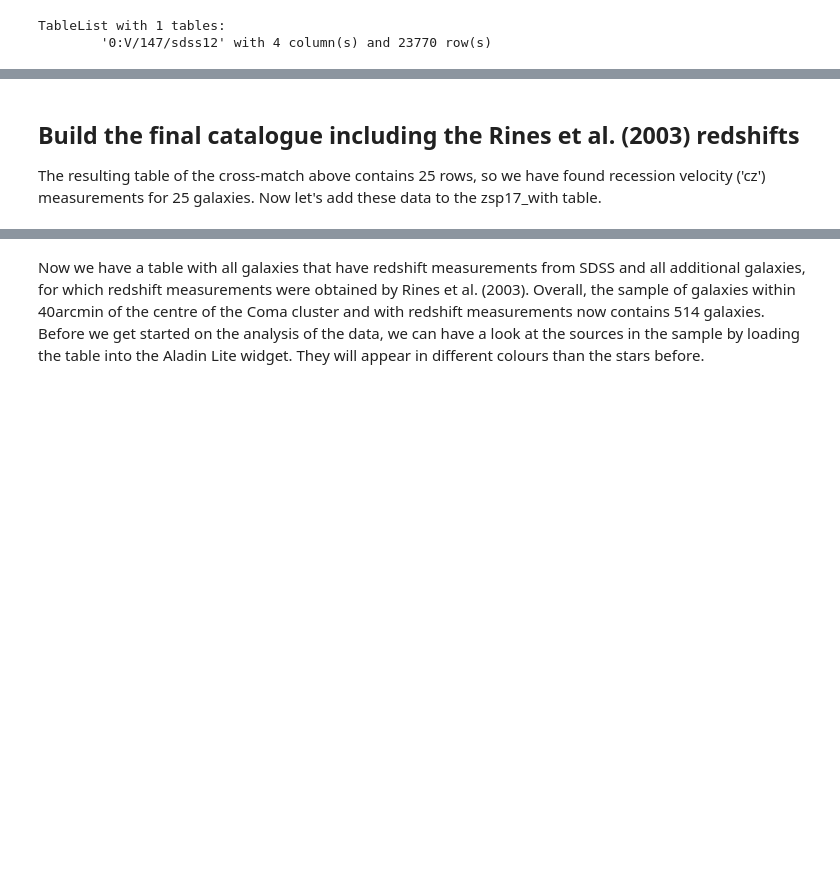
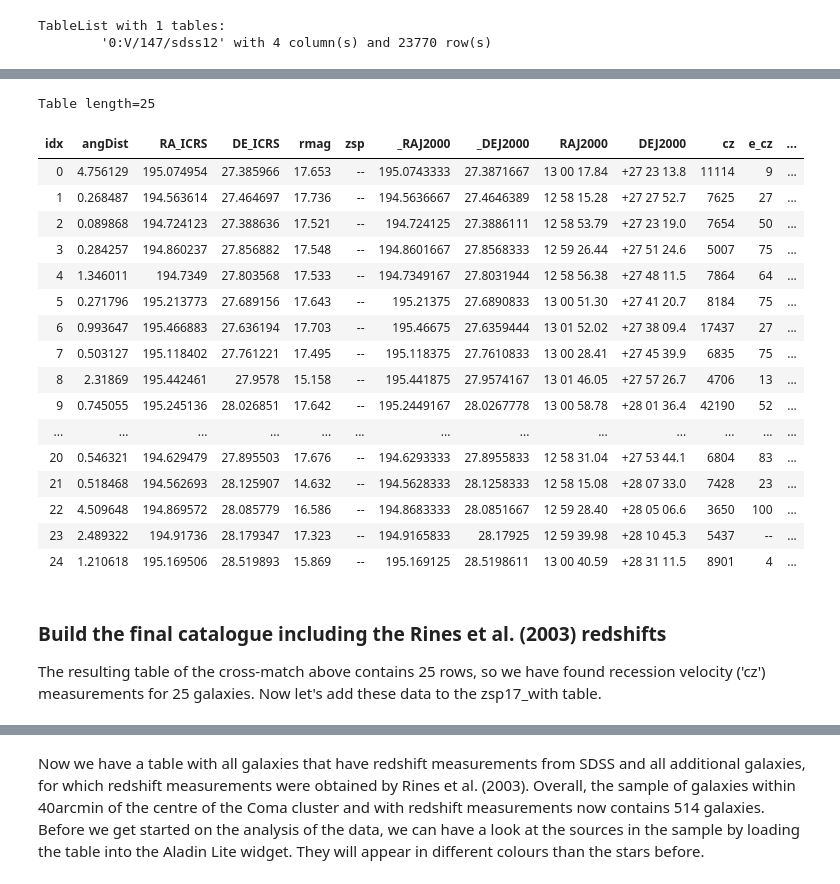
Before and after one commit to cds-astro/tutorials, a Jupyter notebook: Notebooks/Abel1656_The_Coma_Cluster_of_Galaxies.ipynb, the cells around one changed output, grey strips where cells are left out. Drawn from its saved outputs; the diff is of its cells as text; code cells hidden in the pictures; blank space fills up the shorter version.

```diff
--- a/Notebooks/Abel1656_The_Coma_Cluster_of_Galaxies.ipynb
+++ b/Notebooks/Abel1656_The_Coma_Cluster_of_Galaxies.ipynb
@@ -110,3 +224,4 @@ For our science target, we will only need the coordinates (`RA_ICRS` and `DE_ICR
 # %%
-v1 = Vizier(columns=['RA_ICRS', 'DE_ICRS', 'rmag', 'zsp'],
-            column_filters={'class': '==3', 'mode': '==1'})
+vizier_instance = Vizier(columns=['RA_ICRS', 'DE_ICRS', 'rmag', 'zsp'],
+                         column_filters={'class': '==3', 'mode': '==1'},
+                         row_limit=-1)
@@ -119,5 +230,7 @@ Now we that we have prepared everything, we can query VizieR for all galaxies, w
 # %%
-results_coma_sdss = v1.query_region('A1656', radius='0d40m0s', catalog='V/147')
+results_coma_sdss = vizier_instance.query_region('A1656',
+                                                 radius='0d40m0s',
+                                                 catalog='V/147')
 print(results_coma_sdss)
 # %% [output]
 TableList with 1 tables:
@@ -167,0 +378,4 @@ After inspecting the result of the test query, it becomes clear that we are in p
+# %%
+# mask zsp17 for entries with a nan value in the zsp column
+zsp17_without = zsp17[np.isnan(zsp17['zsp'])]
+zsp17_without.show_in_notebook(display_length=15)
@@ -168,15 +402,31 @@ After inspecting the result of the test query, it becomes clear that we are in p
 # %%
-ind = np.isnan(zsp17['zsp'])
-zsp17_with = zsp17[~ind]
-zsp17_without = zsp17[ind]
-zsp17_without.write('Data/zsp17_without.csv', overwrite=True)
-xmatch_sdss_rines = XMatch.query(cat1=open('Data/zsp17_without.csv'),
+xmatch_sdss_rines = XMatch.query(cat1=zsp17_without,
                                  cat2='vizier:J/AJ/126/2152/galaxies',
                                  max_distance=5 * u.arcsec, colRA1='RA_ICRS',
                                  colDec1='DE_ICRS')
-xmatch_sdss_rines.show_in_notebook()
+xmatch_sdss_rines.show_in_notebook(display_length=15)
+# %% [output]
+Table length=25
+| idx | angDist | RA_ICRS | DE_ICRS | rmag | zsp | _RAJ2000 | _DEJ2000 | RAJ2000 | DEJ2000 | cz | e_cz | ... |
+| 0 | 4.756129 | 195.074954 | 27.385966 | 17.653 | -- | 195.0743333 | 27.3871667 | 13 00 17.84 | +27 23 13.8 | 11114 | 9 | ... |
+| 1 | 0.268487 | 194.563614 | 27.464697 | 17.736 | -- | 194.5636667 | 27.4646389 | 12 58 15.28 | +27 27 52.7 | 7625 | 27 | ... |
+| 2 | 0.089868 | 194.724123 | 27.388636 | 17.521 | -- | 194.724125 | 27.3886111 | 12 58 53.79 | +27 23 19.0 | 7654 | 50 | ... |
+| 3 | 0.284257 | 194.860237 | 27.856882 | 17.548 | -- | 194.8601667 | 27.8568333 | 12 59 26.44 | +27 51 24.6 | 5007 | 75 | ... |
+| 4 | 1.346011 | 194.7349 | 27.803568 | 17.533 | -- | 194.7349167 | 27.8031944 | 12 58 56.38 | +27 48 11.5 | 7864 | 64 | ... |
+| 5 | 0.271796 | 195.213773 | 27.689156 | 17.643 | -- | 195.21375 | 27.6890833 | 13 00 51.30 | +27 41 20.7 | 8184 | 75 | ... |
+| 6 | 0.993647 | 195.466883 | 27.636194 | 17.703 | -- | 195.46675 | 27.6359444 | 13 01 52.02 | +27 38 09.4 | 17437 | 27 | ... |
+| 7 | 0.503127 | 195.118402 | 27.761221 | 17.495 | -- | 195.118375 | 27.7610833 | 13 00 28.41 | +27 45 39.9 | 6835 | 75 | ... |
+| 8 | 2.31869 | 195.442461 | 27.9578 | 15.158 | -- | 195.441875 | 27.9574167 | 13 01 46.05 | +27 57 26.7 | 4706 | 13 | ... |
+| 9 | 0.745055 | 195.245136 | 28.026851 | 17.642 | -- | 195.2449167 | 28.0267778 | 13 00 58.78 | +28 01 36.4 | 42190 | 52 | ... |
+| ... | ... | ... | ... | ... | ... | ... | ... | ... | ... | ... | ... | ... |
+| 20 | 0.546321 | 194.629479 | 27.895503 | 17.676 | -- | 194.6293333 | 27.8955833 | 12 58 31.04 | +27 53 44.1 | 6804 | 83 | ... |
+| 21 | 0.518468 | 194.562693 | 28.125907 | 14.632 | -- | 194.5628333 | 28.1258333 | 12 58 15.08 | +28 07 33.0 | 7428 | 23 | ... |
+| 22 | 4.509648 | 194.869572 | 28.085779 | 16.586 | -- | 194.8683333 | 28.0851667 | 12 59 28.40 | +28 05 06.6 | 3650 | 100 | ... |
+| 23 | 2.489322 | 194.91736 | 28.179347 | 17.323 | -- | 194.9165833 | 28.17925 | 12 59 39.98 | +28 10 45.3 | 5437 | -- | ... |
+| 24 | 1.210618 | 195.169506 | 28.519893 | 15.869 | -- | 195.169125 | 28.5198611 | 13 00 40.59 | +28 31 11.5 | 8901 | 4 | ... |
 # %% [markdown]
-## Build the final catalogue including the Rines et al. (2003) redshifts
+### Build the final catalogue including the Rines et al. (2003) redshifts
+
 The resulting table of the cross-match above contains 25 rows, so we have found recession velocity ('cz') measurements for 25 galaxies. Now let's add these data to the zsp17_with table.
 # %%
 zsp17_with['cz'] = zsp17_with['zsp'] * 300000.
```
Also changed, not shown: parts of 64 cells of this notebook.
